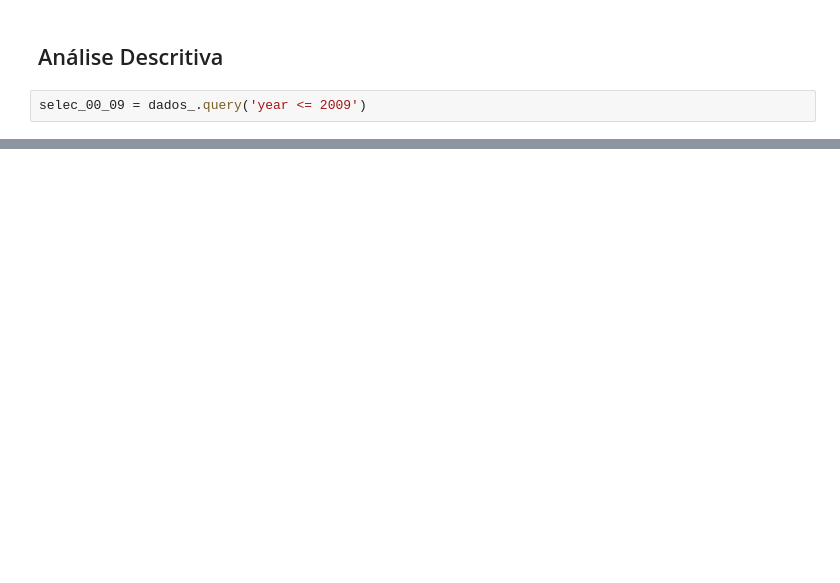
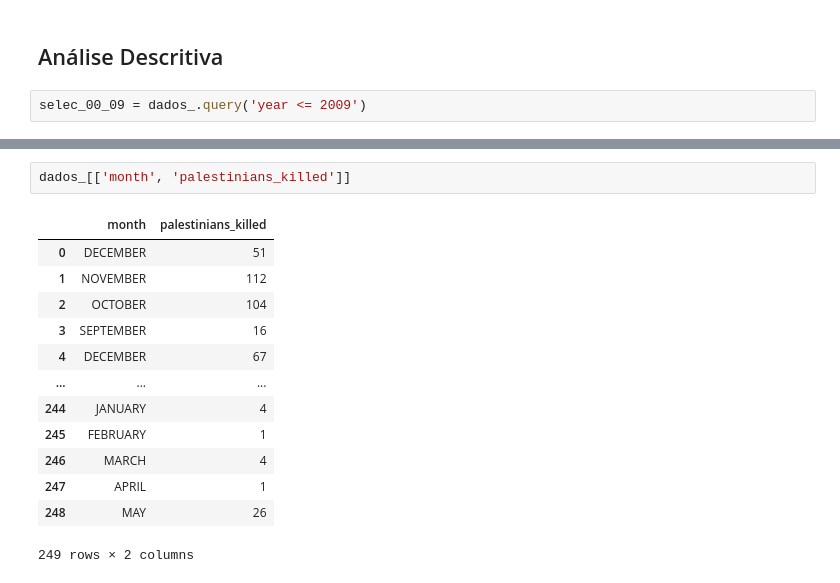
Before and after one commit to henriquecarvalho-maker/Conflito-israelo-palestino, a Jupyter notebook: análise_dos_mortos_e_feridos_no_conflito_entre_palestinos_e_israelitas.ipynb, the cells around one changed output, grey strips where cells are left out. Saved outputs shown, nothing was run; the diff lists cells and outputs as text; blank space fills up the shorter version.

```diff
--- a/análise_dos_mortos_e_feridos_no_conflito_entre_palestinos_e_israelitas.ipynb
+++ b/análise_dos_mortos_e_feridos_no_conflito_entre_palestinos_e_israelitas.ipynb
@@ -209,0 +225,16 @@ Text(0.5, 0, 'Beligerantes')
+# %%
+dados_[['month', 'palestinians_killed']]
+# %% [output]
+|  | month | palestinians_killed |
+| 0 | DECEMBER | 51 |
+| 1 | NOVEMBER | 112 |
+| 2 | OCTOBER | 104 |
+| 3 | SEPTEMBER | 16 |
+| 4 | DECEMBER | 67 |
+| ... | ... | ... |
+| 244 | JANUARY | 4 |
+| 245 | FEBRUARY | 1 |
+| 246 | MARCH | 4 |
+| 247 | APRIL | 1 |
+| 248 | MAY | 26 |
+249 rows × 2 columns
```
Also changed, not shown: parts of 16 cells of this notebook.
